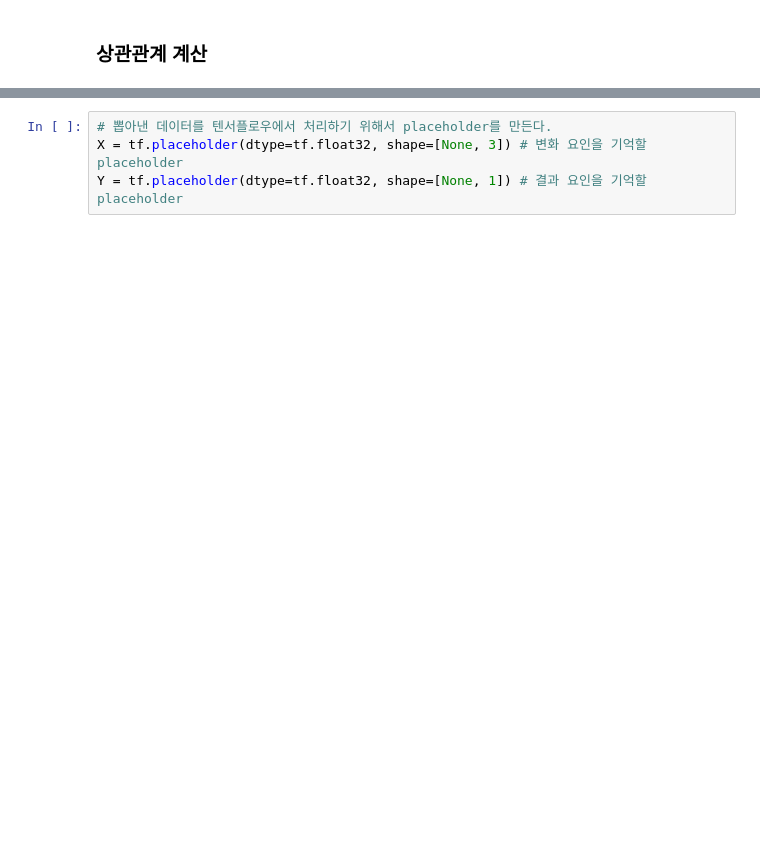
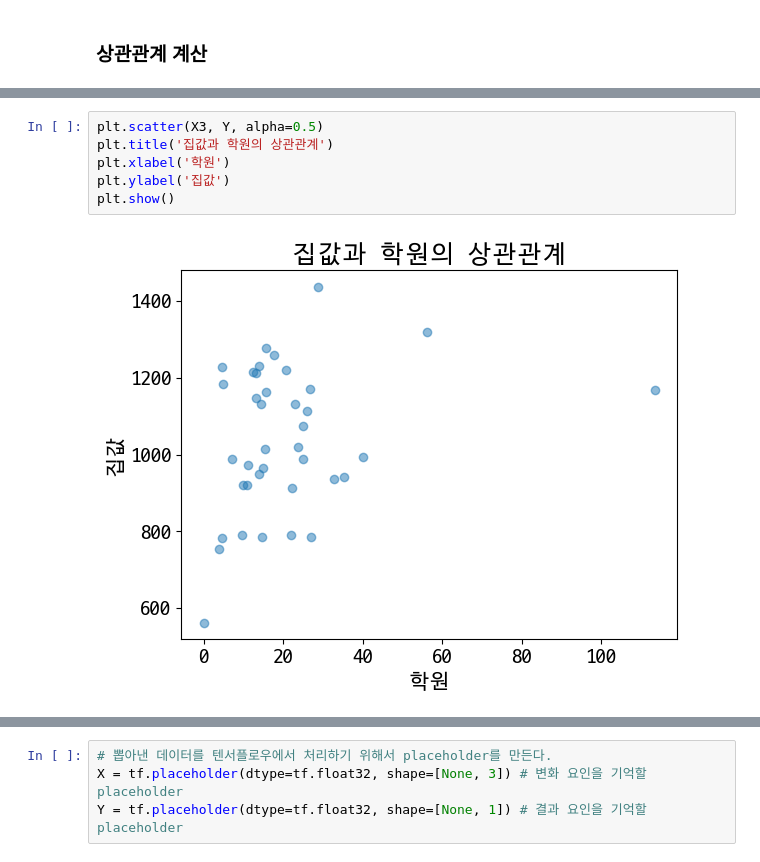
Before and after one commit to hanmin-oh/Data_Anaylasis_Project, a Jupyter notebook: Traning_ver2.ipynb, the cells around one changed output, grey strips where cells are left out. Saved outputs shown, nothing was run; the diff lists cells and outputs as text; blank space fills up the shorter version.

```diff
--- a/Traning_ver2.ipynb
+++ b/Traning_ver2.ipynb
@@ -209,0 +241,8 @@ merge
+# %%
+plt.scatter(X3, Y, alpha=0.5)
+plt.title('집값과 학원의 상관관계')
+plt.xlabel('학원')
+plt.ylabel('집값')
+plt.show()
+# %% [output]
+[figure, added]
```
Also changed, not shown: parts of 34 cells of this notebook, 20 other files.
